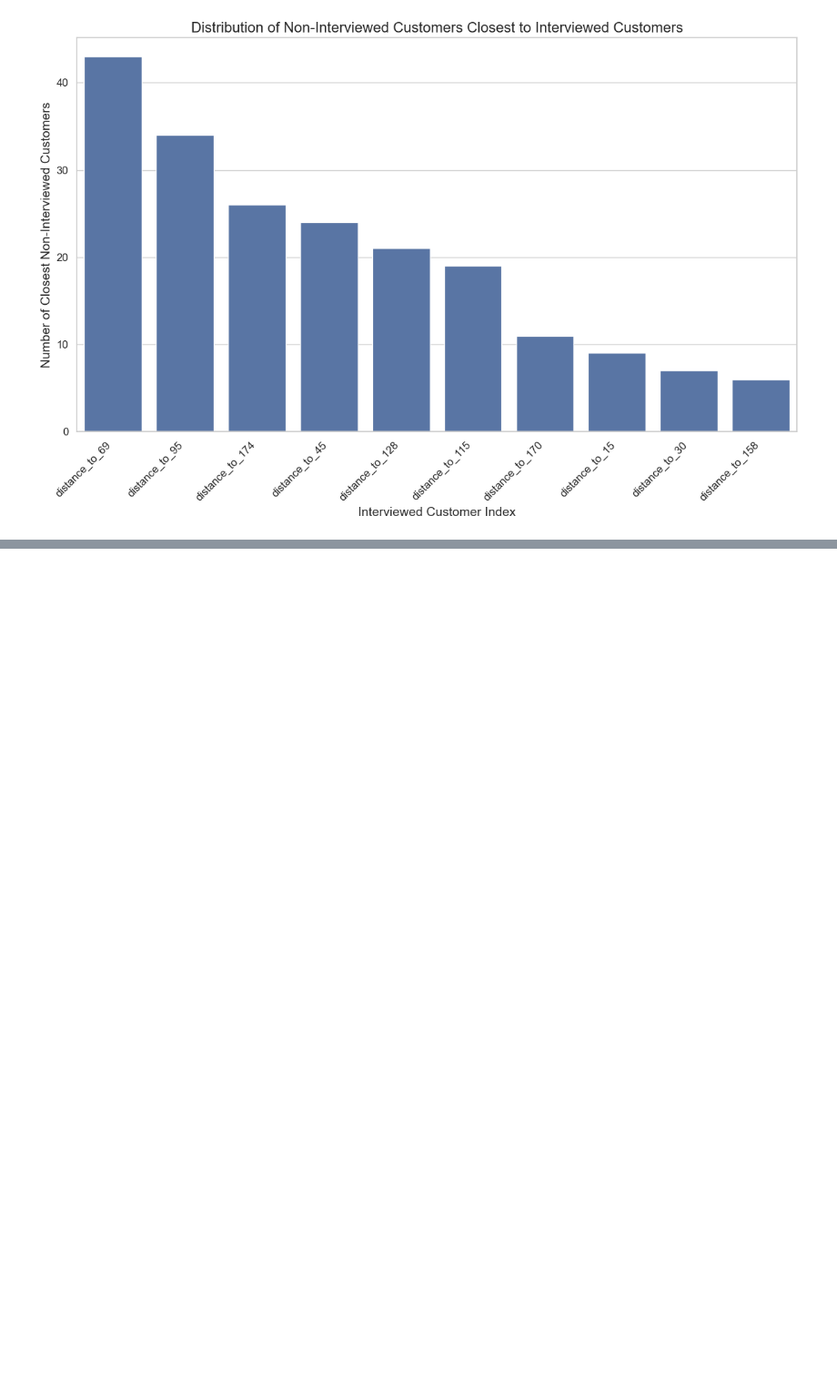
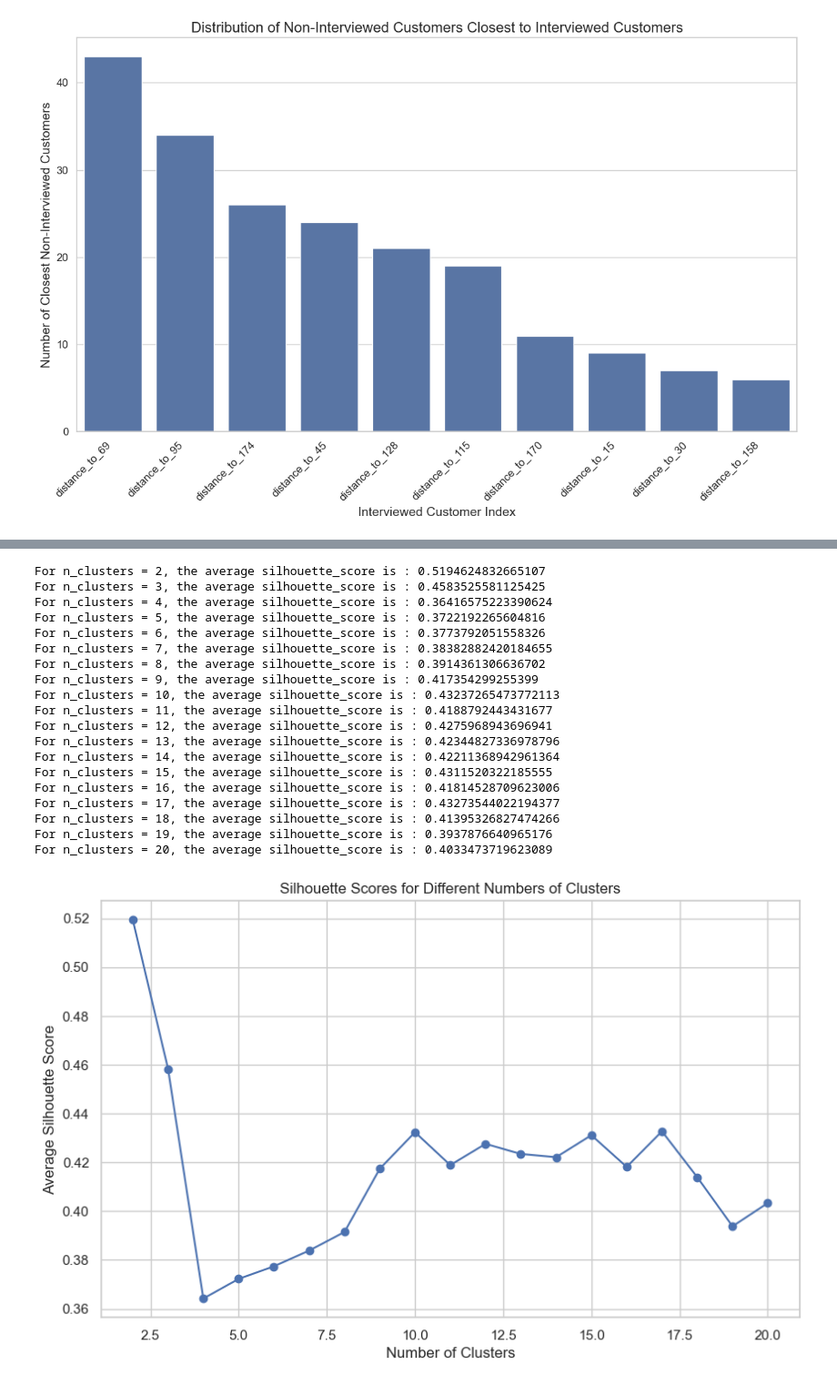
Before and after one commit to JamisonProctor/interviewed_customer_relationship_clusterer, a Jupyter notebook: interviewed_clusterer.ipynb, the cells around one changed output, grey strips where cells are left out. Shown at 91% size. Drawn from its saved outputs; the diff is of its cells as text; code cells hidden in the pictures; blank space fills up the shorter version.

```diff
--- a/interviewed_clusterer.ipynb
+++ b/interviewed_clusterer.ipynb
@@ -99,0 +124,44 @@ plt.show()
+# %%
+# Test range of clusters for silhouette score
+range_n_clusters = list(range(2, 21))
+
+silhouette_avg_scores = []
+for n_clusters in range_n_clusters:
+    # Initialize the clusterer with n_clusters value
+    clusterer = KMeans(n_clusters=n_clusters, init='k-means++', max_iter=300, n_init=10, random_state=0)
+    cluster_labels = clusterer.fit_predict(features)
+
+    # The silhouette_score gives the average value for all the samples.
+    # This gives a perspective into the density and separation of the formed clusters
+    silhouette_avg = silhouette_score(features, cluster_labels)
+    silhouette_avg_scores.append(silhouette_avg)
+    print(f"For n_clusters = {n_clusters}, the average silhouette_score is : {silhouette_avg}")
+
+# Plot the silhouette scores
+plt.figure(figsize=(10, 6))
+plt.plot(range_n_clusters, silhouette_avg_scores, marker='o')
+plt.title('Silhouette Scores for Different Numbers of Clusters')
+plt.xlabel('Number of Clusters')
+plt.ylabel('Average Silhouette Score')
+plt.show()
+# %% [output]
+For n_clusters = 2, the average silhouette_score is : 0.5194624832665107
+For n_clusters = 3, the average silhouette_score is : 0.4583525581125425
+For n_clusters = 4, the average silhouette_score is : 0.36416575223390624
+For n_clusters = 5, the average silhouette_score is : 0.3722192265604816
+For n_clusters = 6, the average silhouette_score is : 0.3773792051558326
+For n_clusters = 7, the average silhouette_score is : 0.38382882420184655
+For n_clusters = 8, the average silhouette_score is : 0.3914361306636702
+For n_clusters = 9, the average silhouette_score is : 0.417354299255399
+For n_clusters = 10, the average silhouette_score is : 0.43237265473772113
+For n_clusters = 11, the average silhouette_score is : 0.4188792443431677
+For n_clusters = 12, the average silhouette_score is : 0.4275968943696941
+For n_clusters = 13, the average silhouette_score is : 0.42344827336978796
+For n_clusters = 14, the average silhouette_score is : 0.42211368942961364
+For n_clusters = 15, the average silhouette_score is : 0.4311520322185555
+For n_clusters = 16, the average silhouette_score is : 0.41814528709623006
+For n_clusters = 17, the average silhouette_score is : 0.43273544022194377
+For n_clusters = 18, the average silhouette_score is : 0.41395326827474266
+For n_clusters = 19, the average silhouette_score is : 0.3937876640965176
+For n_clusters = 20, the average silhouette_score is : 0.4033473719623089
+[figure, added]
```
Also changed, not shown: parts of 12 cells of this notebook.
